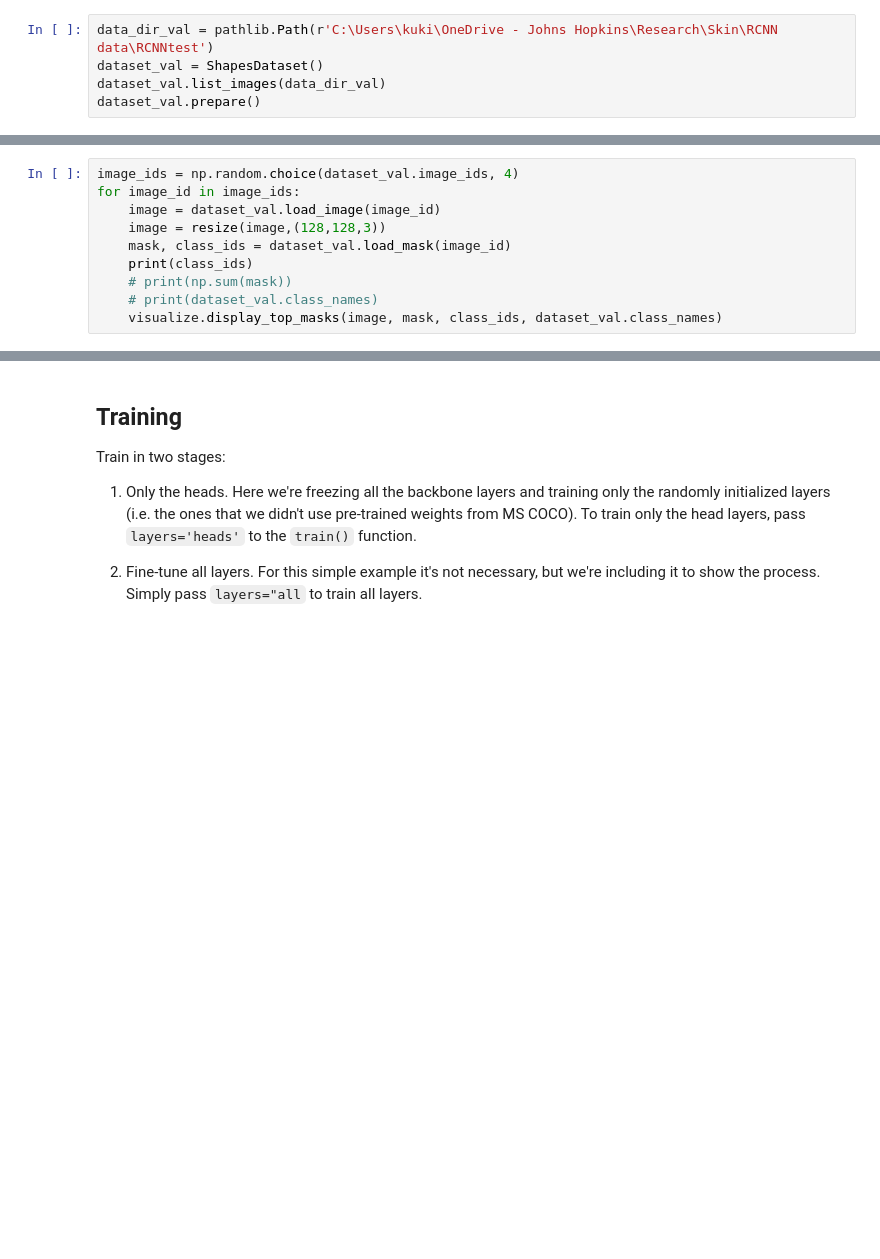
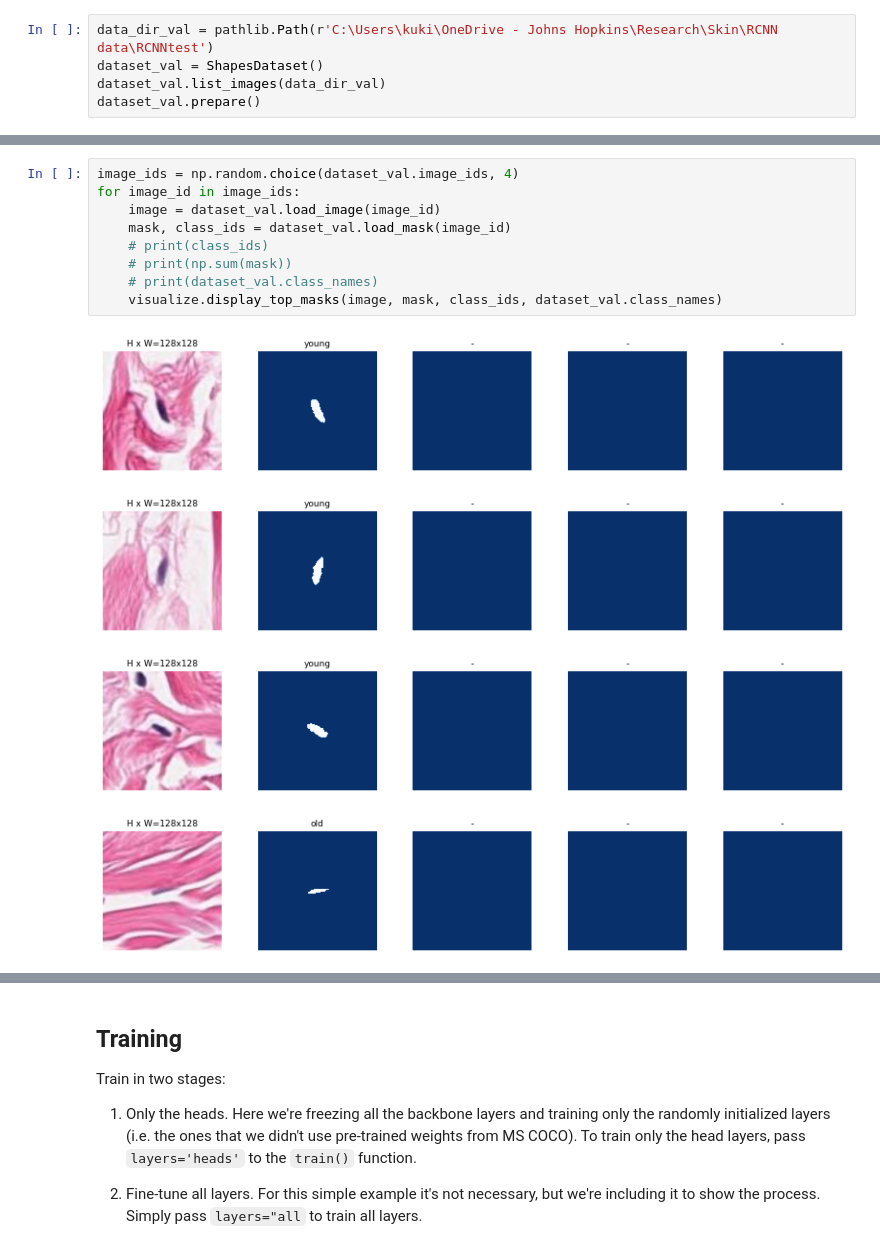
Before and after one commit to kukionfr/Mask_RCNN, a Jupyter notebook: samples/shapes/traincustomv2.ipynb, the cells around one changed output, grey strips where cells are left out. Cells and saved outputs as stored; diff of their text form; blank space fills up the shorter version.

```diff
--- a/samples/shapes/traincustomv2.ipynb
+++ b/samples/shapes/traincustomv2.ipynb
@@ -138,13 +146,17 @@ for image_id in image_ids:
 # %%
 image_ids = np.random.choice(dataset_val.image_ids, 4)
 for image_id in image_ids:
     image = dataset_val.load_image(image_id)
-    image = resize(image,(128,128,3))
     mask, class_ids = dataset_val.load_mask(image_id)
-    print(class_ids)
+    # print(class_ids)
     # print(np.sum(mask))
     # print(dataset_val.class_names)
     visualize.display_top_masks(image, mask, class_ids, dataset_val.class_names)
+# %% [output]
+[figure, added]
+[figure, added]
+[figure, added]
+[figure, added]
 # %%
 # Create model in training mode
 model = modellib.MaskRCNN(mode="training", config=config,
```
Also changed, not shown: parts of 10 cells of this notebook, 7 other files.
